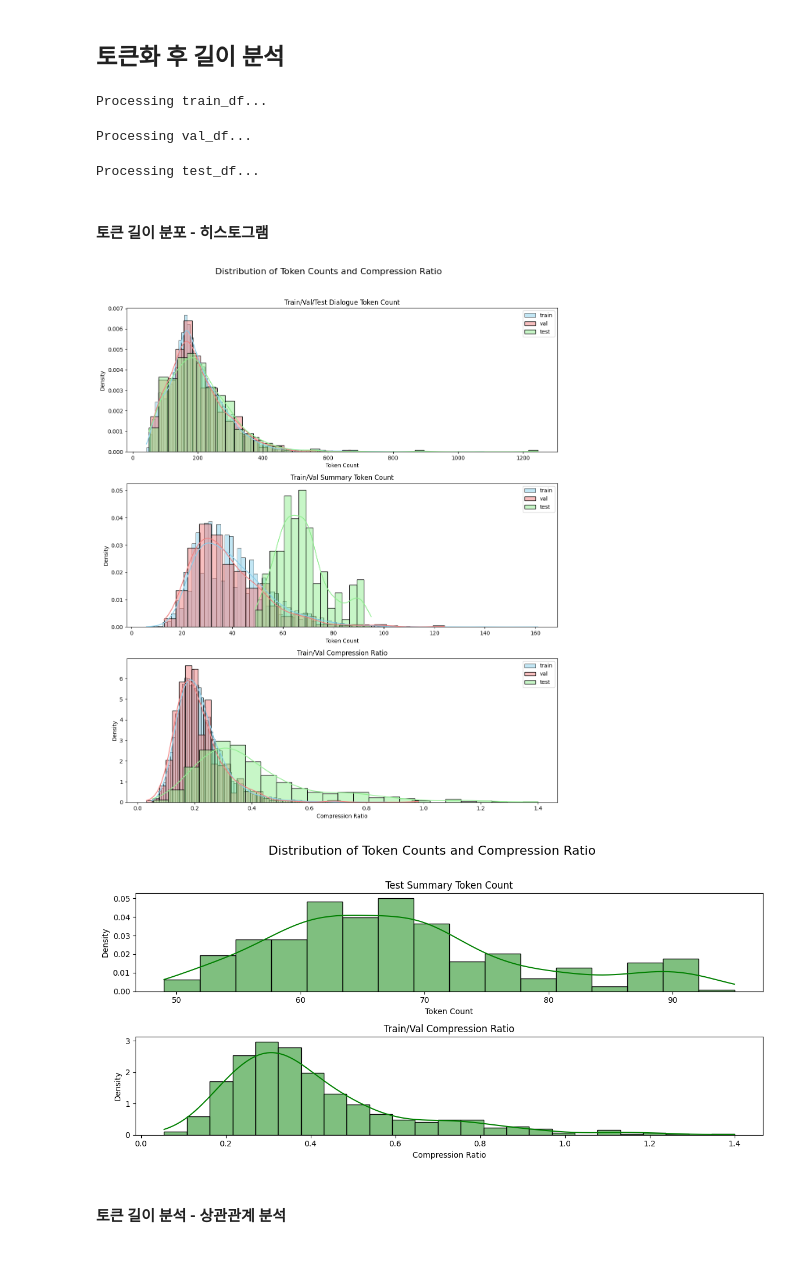
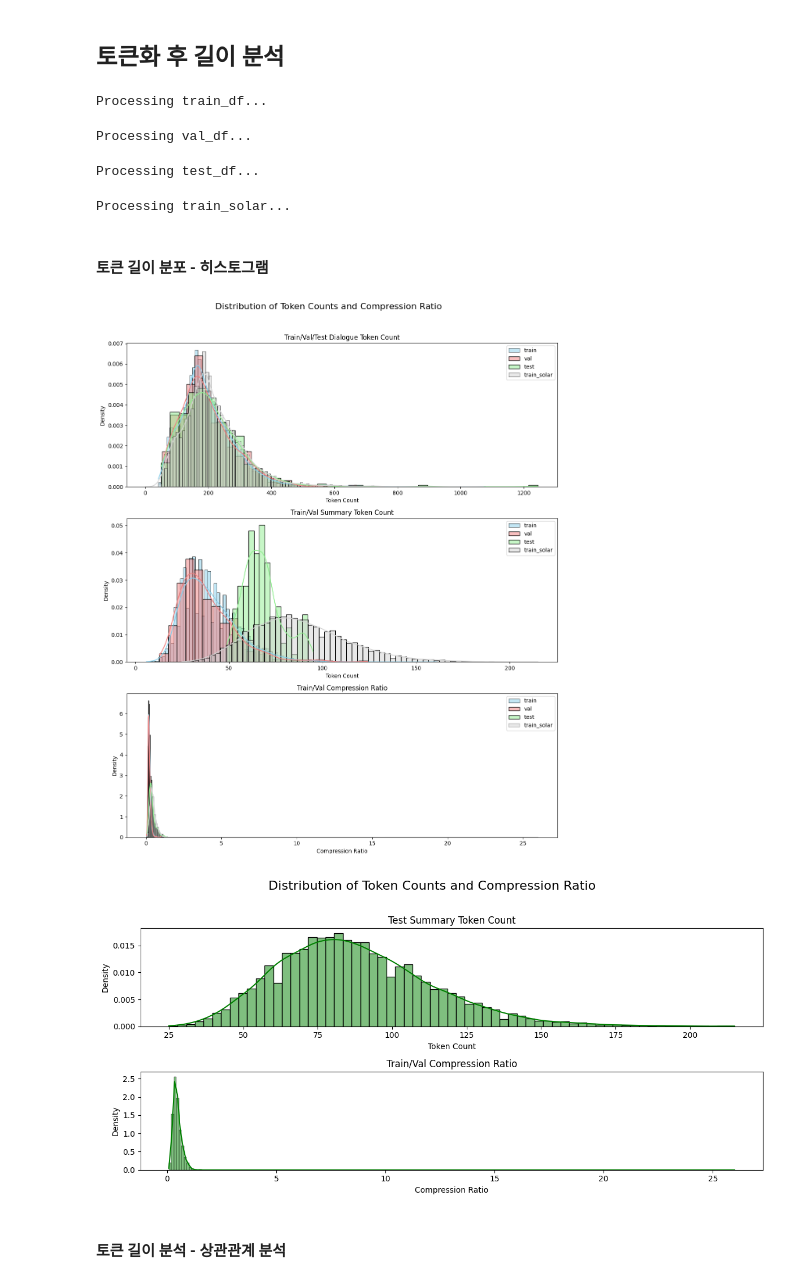
Before and after one commit to skier-song9/upstageailab-nlp-summarization-nlp_5-song, a Jupyter notebook: src/notebooks/00_EDA_length.ipynb, the cells around one changed output. Saved outputs shown, nothing was run; the diff lists cells and outputs as text; code cells hidden in the pictures.

```diff
--- a/src/notebooks/00_EDA_length.ipynb
+++ b/src/notebooks/00_EDA_length.ipynb
@@ -53,6 +55,10 @@ val_df['summary_len_count'] = val_df['summary'].progress_apply(len)
 print("\nProcessing test_df...")
 test_df['dialogue_len_count'] = test_df['dialogue'].progress_apply(len)
 test_df['summary_len_count'] = test_df['summary'].progress_apply(len)
+
+print("\nProcessing train_solars...")
+train_solar_en2ko['dialogue_len_count'] = train_solar_en2ko['dialogue'].progress_apply(len)
+train_solar_en2ko['summary_len_count'] = train_solar_en2ko['summary'].progress_apply(len)
 # %% [output]
 Processing train_df...
 Processing val_df...
@@ -61,6 +68,7 @@ Processing test_df...
 train_df['len_compress_ratio'] = train_df['summary_len_count'] / train_df['dialogue_len_count']
 val_df['len_compress_ratio'] = val_df['summary_len_count'] / val_df['dialogue_len_count']
 test_df['len_compress_ratio'] = test_df['summary_len_count'] / test_df['dialogue_len_count']
+train_solar_en2ko['len_compress_ratio'] = train_solar_en2ko['summary_len_count'] / train_solar_en2ko['dialogue_len_count']
 # %%
 import matplotlib.pyplot as plt
 import seaborn as sns
@@ -116,14 +132,20 @@ val_df['summary_token_count'] = val_df['summary'].progress_apply(lambda x: count
 print("\nProcessing test_df...")
 test_df['dialogue_token_count'] = test_df['dialogue'].progress_apply(lambda x: count_tokens(x, tokenizer))
 test_df['summary_token_count'] = test_df['summary'].progress_apply(lambda x: count_tokens(x, tokenizer))
+
+print("\nProcessing train_solar...")
+train_solar_en2ko['dialogue_token_count'] = train_solar_en2ko['dialogue'].progress_apply(lambda x: count_tokens(x, tokenizer))
+train_solar_en2ko['summary_token_count'] = train_solar_en2ko['summary'].progress_apply(lambda x: count_tokens(x, tokenizer))
 # %% [output]
 Processing train_df...
 Processing val_df...
 Processing test_df...
+Processing train_solar...
 # %%
 train_df['compress_ratio'] = train_df['summary_token_count'] / train_df['dialogue_token_count']
 val_df['compress_ratio'] = val_df['summary_token_count'] / val_df['dialogue_token_count']
 test_df['compress_ratio'] = test_df['summary_token_count'] / test_df['dialogue_token_count']
+train_solar_en2ko['compress_ratio'] = train_solar_en2ko['summary_token_count'] / train_solar_en2ko['dialogue_token_count']
 # %% [markdown]
 #### 토큰 길이 분포 - 히스토그램
 # %%
@@ -137,6 +159,7 @@ fig.suptitle('Distribution of Token Counts and Compression Ratio', fontsize=16)
 sns.histplot(train_df['dialogue_token_count'], kde=True, ax=axes[0], color='skyblue', stat='density', label='train')
 sns.histplot(val_df['dialogue_token_count'], kde=True, ax=axes[0], color='lightcoral', stat='density', label='val')
 sns.histplot(test_df['dialogue_token_count'], kde=True, ax=axes[0], color='lightgreen', stat='density', label='test')
+sns.histplot(train_solar_en2ko['dialogue_token_count'], kde=True, ax=axes[0], color='lightgray', stat='density', label='train_solar')
 axes[0].set_title('Train/Val/Test Dialogue Token Count')
 axes[0].set_xlabel('Token Count')
 axes[0].set_ylabel('Density')
@@ -145,6 +168,7 @@ axes[0].legend()
 sns.histplot(train_df['summary_token_count'], kde=True, ax=axes[1], color='skyblue', stat='density', label='train')
 sns.histplot(val_df['summary_token_count'], kde=True, ax=axes[1], color='lightcoral', stat='density', label='val')
 sns.histplot(test_df['summary_token_count'], kde=True, ax=axes[1], color='lightgreen', stat='density', label='test')
+sns.histplot(train_solar_en2ko['summary_token_count'], kde=True, ax=axes[1], color='lightgray', stat='density', label='train_solar')
 axes[1].set_title('Train/Val Summary Token Count')
 axes[1].set_xlabel('Token Count')
 axes[1].set_ylabel('Density')
@@ -153,6 +177,7 @@ axes[1].legend()
 sns.histplot(train_df['compress_ratio'], kde=True, ax=axes[2], color='skyblue', stat='density', label='train')
 sns.histplot(val_df['compress_ratio'], kde=True, ax=axes[2], color='lightcoral', stat='density', label='val')
 sns.histplot(test_df['compress_ratio'], kde=True, ax=axes[2], color='lightgreen', stat='density', label='test')
+sns.histplot(train_solar_en2ko['compress_ratio'], kde=True, ax=axes[2], color='lightgray', stat='density', label='train_solar')
 axes[2].set_title('Train/Val Compression Ratio')
 axes[2].set_xlabel('Compression Ratio')
 axes[2].set_ylabel('Density')
@@ -161,24 +186,24 @@ axes[2].legend()
 plt.tight_layout(rect=[0, 0.03, 1, 0.96]) # Adjust layout to prevent title overlap
 plt.show()
 # %% [output]
-[figure, old version]
+[figure, new version]
 # %%
 fig, axes = plt.subplots(nrows=2, ncols=1, figsize=(12, 6))
 fig.suptitle('Distribution of Token Counts and Compression Ratio', fontsize=16)
-sns.histplot(test_df['summary_token_count'], kde=True, ax=axes[0], color='green', stat='density', label='test')
+sns.histplot(train_solar_en2ko['summary_token_count'], kde=True, ax=axes[0], color='green', stat='density')
 axes[0].set_title('Test Summary Token Count')
 axes[0].set_xlabel('Token Count')
 axes[0].set_ylabel('Density')
 
-sns.histplot(test_df['compress_ratio'], kde=True, ax=axes[1], color='green', stat='density', label='test')
+sns.histplot(train_solar_en2ko['compress_ratio'], kde=True, ax=axes[1], color='green', stat='density')
 axes[1].set_title('Train/Val Compression Ratio')
 axes[1].set_xlabel('Compression Ratio')
 axes[1].set_ylabel('Density')
 
 plt.tight_layout(rect=[0, 0.03, 1, 0.96]) # Adjust layout to prevent title overlap
 plt.show()
 # %% [output]
-[figure, old version]
+[figure, new version]
 # %% [markdown]
 #### 토큰 길이 분석 - 상관관계 분석
 # %%
```
Also changed, not shown: parts of 26 cells of this notebook, 6 other files.
